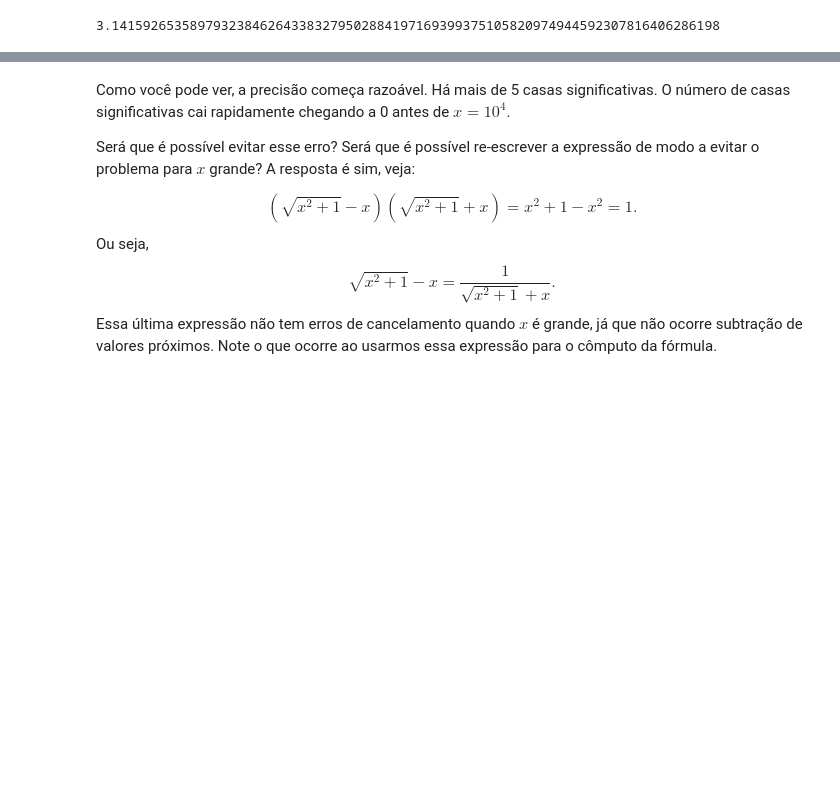
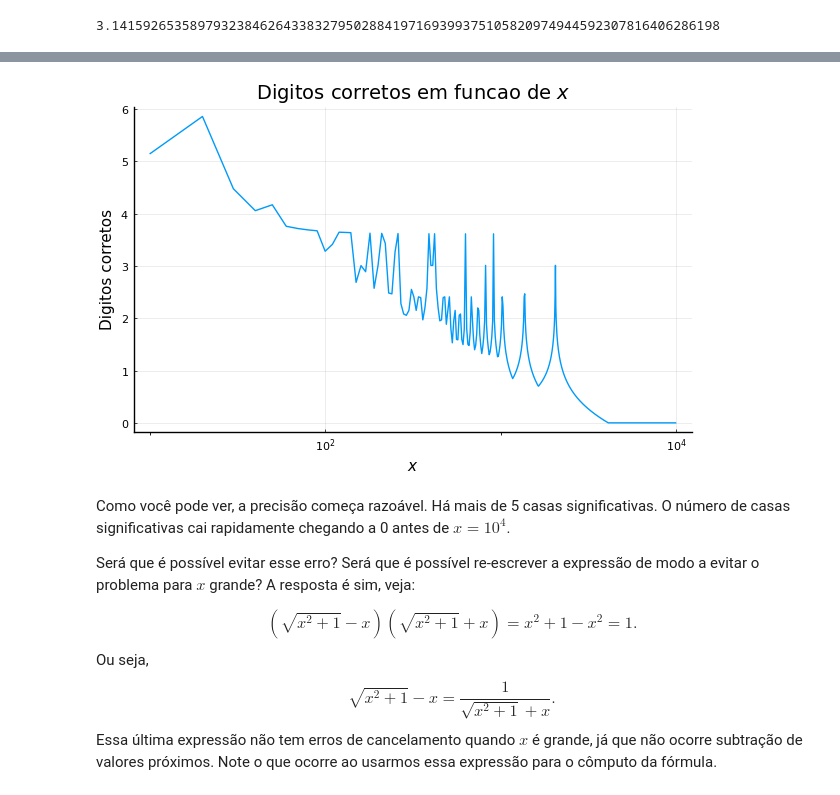
Before and after one commit to pjssilva/ms211, a Jupyter notebook: Computacao_com_Precisao_Finita.ipynb, the cells around one changed output, grey strips where cells are left out. Drawn from its saved outputs; the diff is of its cells as text; code cells hidden in the pictures; blank space fills up the shorter version.

```diff
--- a/Computacao_com_Precisao_Finita.ipynb
+++ b/Computacao_com_Precisao_Finita.ipynb
@@ -174,7 +186,7 @@ Podemos então prever que $\sqrt{x^2 + 1} - x$ deve gerar erros de cancelamento
 
 # Expressão que se deseja estudar
 function expr(x)
-    return sqrt.(x.^2 + 1) - x
+    return sqrt(x^2 + 1) - x
 end
 
 # Intervalo de teste [a, b]
@@ -188,21 +200,20 @@ using LaTeXStrings
 pyplot()
 # Erro relativo
 function erro_rel(x, xh)
-    return abs.(x - xh) ./ abs.(xh)
+    return abs(x - xh) / abs(xh)
 end
 
 # Calcula valores das expressões com precisão simples e dupla para x crescente
-x = linspace(a, b, 1000)
-expr_dupla = expr(x)
+x = LinRange(a, b, 1000)
+expr_dupla = expr.(x)
 x_simples = map(Float32, x)
-expr_simples = expr(x_simples)
+expr_simples = expr.(x_simples)
 
-# Apresenta o gráfico dos erros relativos.
-# Lembre que quando o erro é 1 não há mais nenhum dígito significativo.
-log_errorel = log10.(erro_rel(expr_simples, expr_dupla))
-plot(x, -log_errorel,xaxis = (:log10),
-    # Para deixar o gráfico bonito
-    title ="Digitos corretos em funcao de \$x\$",
-    ylabel ="Digitos corretos",
-    xlabel ="\$x\$")
+# Apresenta o gráfico do número de dígitos corretos.
+# Lembre que quando o número de digitos corretos cai a 1,
+# não há mais nenhum dígito significativo.
+log_errorel = log10.(erro_rel.(expr_simples, expr_dupla))
+plot(x, -log_errorel, xaxis=:log10,
+     title=L"Digitos corretos em funcao de $x$",
+     ylabel="Digitos corretos", xlabel=L"$x$", label="")
 # %% [output]
@@ -210,3 +220,4 @@ plot(x, -log_errorel,xaxis = (:log10),
+[figure, added]
 # %% [markdown]
 Como você pode ver, a precisão começa razoável. Há mais de 5 casas significativas. O número de casas significativas cai rapidamente chegando a 0 antes de $x = 10^4$.
 
```
Also changed, not shown: parts of 17 cells of this notebook, 1 other file.
